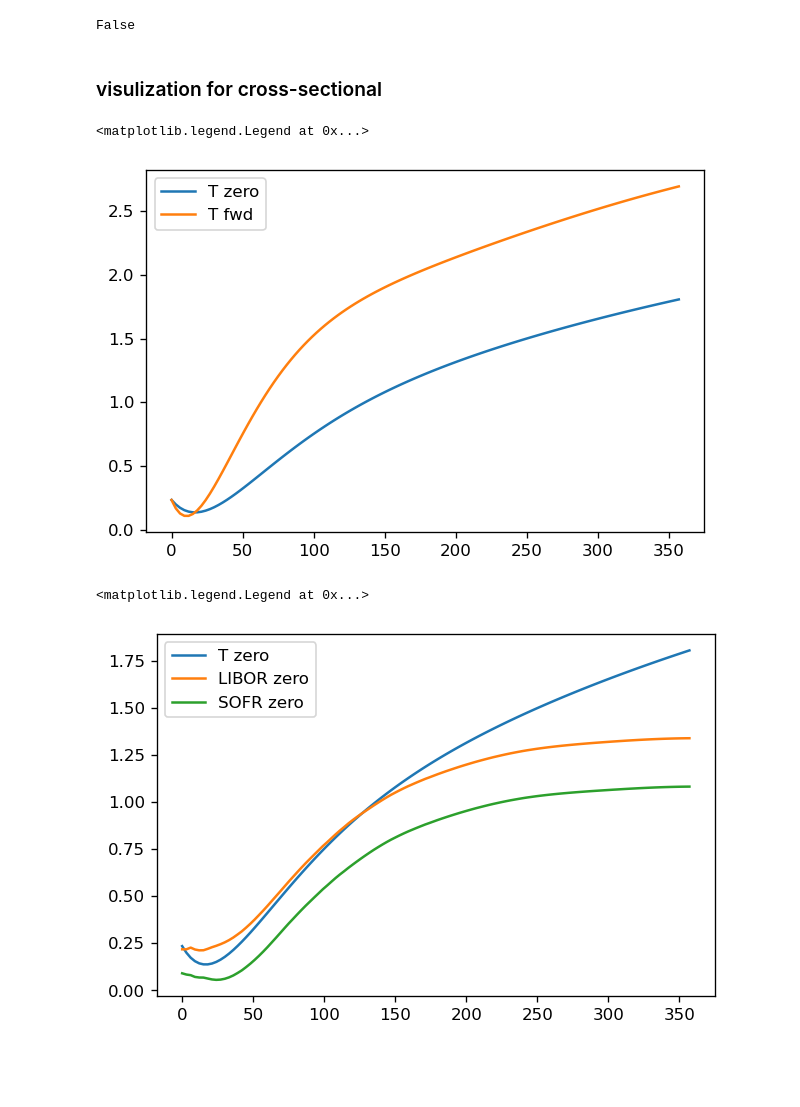
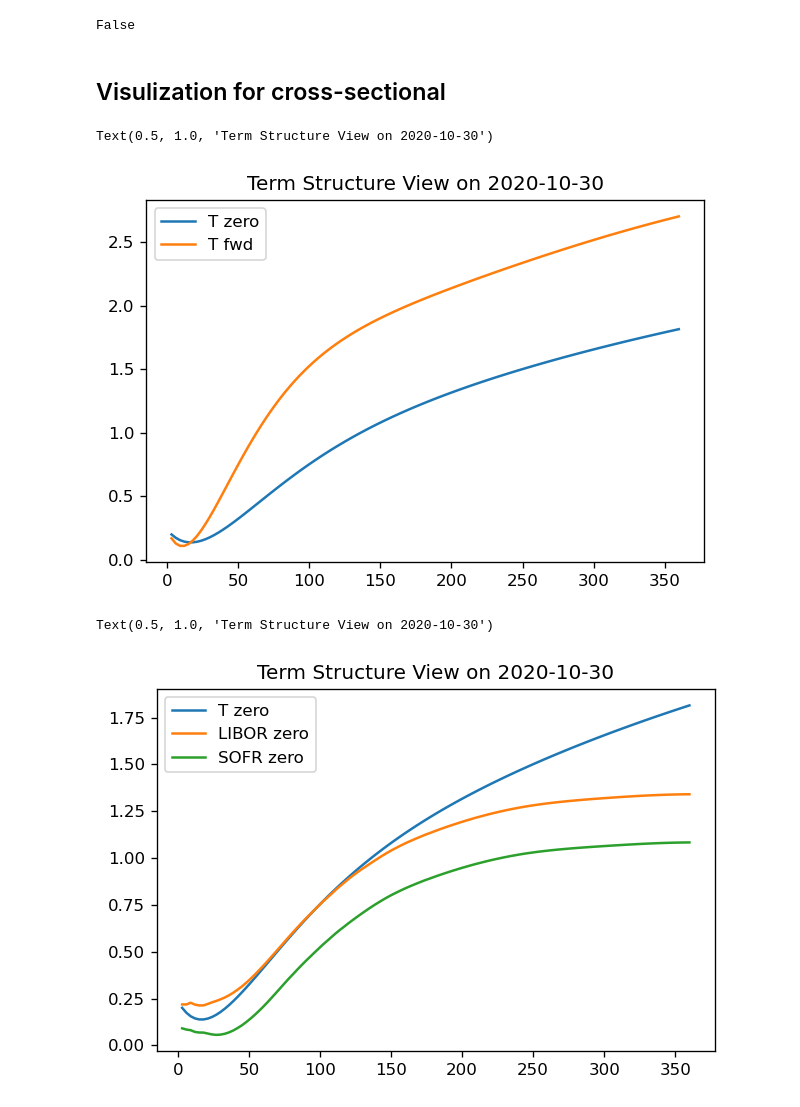
Before and after one commit to DarseZ/CurveFrcst-Using-ManifoldLrn, a Jupyter notebook: CurveBuild.ipynb, the cells around one changed output. Saved outputs shown, nothing was run; the diff lists cells and outputs as text; code cells hidden in the pictures; blank space fills up the shorter version.

```diff
--- a/CurveBuild.ipynb
+++ b/CurveBuild.ipynb
@@ -21,3 +19,7 @@ for key in LIBOR_data:
         LIBOR_fwd[key] = LIBOR_data[key]['Forward Rate']
 LIBOR_zero = LIBOR_zero.T
 LIBOR_fwd = LIBOR_fwd.T
+# %%
+LIBOR_zero.columns = [3 * (x+1) for x in LIBOR_zero.columns]
+LIBOR_zero
+# each row is a sample (weekly), each row is a TTM (month)
@@ -24,3 +40,2 @@ LIBOR_fwd = LIBOR_fwd.T
 # %%
-LIBOR_zero.columns = [3 * x for x in LIBOR_zero.columns]
-LIBOR_zero
+LIBOR_fwd.columns = [3 * (x+1) for x in LIBOR_fwd.columns]
@@ -41,3 +41,0 @@ LIBOR_zero
-# %%
-LIBOR_fwd.columns = [3 * x for x in LIBOR_fwd.columns]
-LIBOR_fwd
@@ -123,7 +80,7 @@ def NSS_fwd_cstrct(T, beta0,beta1,beta2,beta3,tau1,tau2):
     exp_tt2 = exp(-T/tau2)
     return beta0 + beta1*exp_tt1 + beta2*exp_tt1*T/tau1 + beta3*exp_tt2*T/tau2
 # %%
-Treasury_data = pd.read_csv(r'C:\Users\Richard\Desktop\CurrentTerm\ISYE 8900\Data\feds200628.csv', index_col = 'Date', usecols = ['Date','BETA0','BETA1','BETA2','BETA3','TAU1','TAU2'], skiprows=9)
+Treasury_data = pd.read_csv(r'C:\Users\Richard\Desktop\CurrentTerm\ISYE 8900\CurveFrcst-Using-ManifoldLrn\Data\feds200628.csv', index_col = 'Date', usecols = ['Date','BETA0','BETA1','BETA2','BETA3','TAU1','TAU2'], skiprows=9)
 Treasury_data
 # %% [output]
 |  | BETA0 | BETA1 | BETA2 | BETA3 | TAU1 | TAU2 |
@@ -205,24 +162,26 @@ Treasury_fwd.isnull().values.any()
 # %% [output]
 False
 # %% [markdown]
-### visulization for cross-sectional
+## Visulization for cross-sectional
 # %%
 plt.figure(1,dpi=120)
 l1, = plt.plot(Treasury_zero.columns, Treasury_zero.loc['2020-10-30'])
 l2, = plt.plot(Treasury_fwd.columns, Treasury_fwd.loc['2020-10-30'])
 plt.legend(handles=[l1,l2], labels = ['T zero','T fwd'], loc='best')
+plt.title('Term Structure View on 2020-10-30')
 # %% [output]
-<matplotlib.legend.Legend at 0x...>
+Text(0.5, 1.0, 'Term Structure View on 2020-10-30')
-[figure, old version]
+[figure, new version]
 # %%
 plt.figure(2,dpi=120)
 l1, = plt.plot(Treasury_zero.columns, Treasury_zero.loc['2020-10-30'])
 l2, = plt.plot(LIBOR_zero.columns, LIBOR_zero.loc['2020-10-30'])
 l3, = plt.plot(SOFR_zero.columns, SOFR_zero.loc['2020-10-30'])
 plt.legend(handles=[l1,l2,l3], labels = ['T zero','LIBOR zero','SOFR zero'], loc='best')
+plt.title('Term Structure View on 2020-10-30')
 # %% [output]
-<matplotlib.legend.Legend at 0x...>
+Text(0.5, 1.0, 'Term Structure View on 2020-10-30')
-[figure, old version]
+[figure, new version]
 # %%
 plt.figure(3,dpi=120)
 l1, = plt.plot(Treasury_fwd.columns, Treasury_fwd.loc['2020-10-30'])
```
Also changed, not shown: parts of 26 cells of this notebook, 19 other files.
